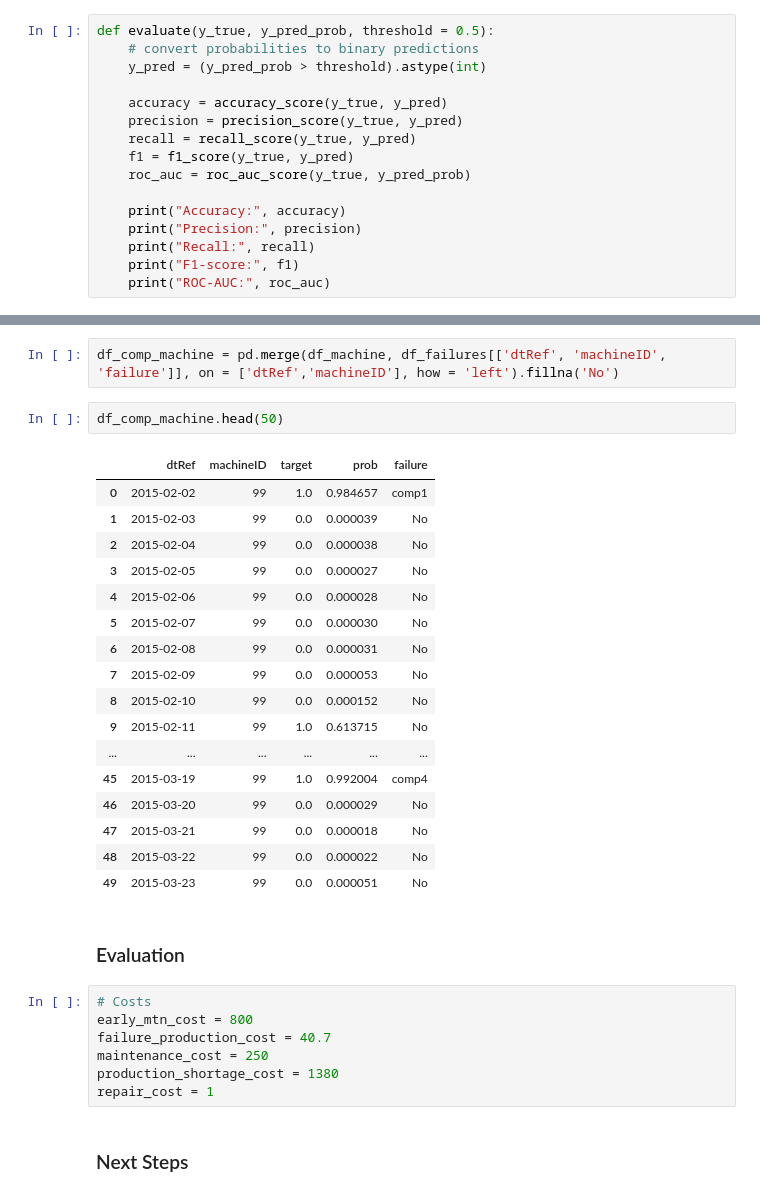
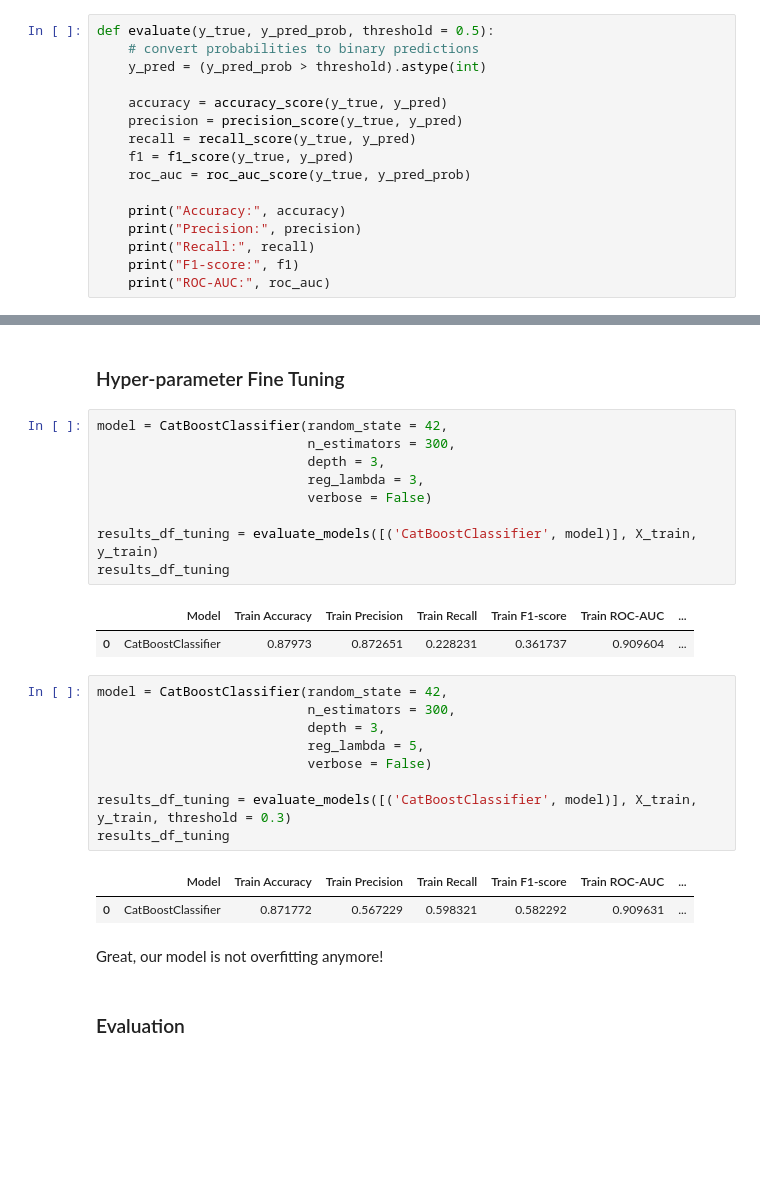
Before and after one commit to jooaobrum/preditive-maintenance, a Jupyter notebook: notebooks/pdm-exploration-ml.ipynb, the cells around one changed output, grey strips where cells are left out. Drawn from its saved outputs; the diff is of its cells as text; blank space fills up the shorter version.

```diff
--- a/notebooks/pdm-exploration-ml.ipynb
+++ b/notebooks/pdm-exploration-ml.ipynb
@@ -507,33 +346,30 @@ df_failures[df_failures['machineID'] == 99]
-# %%
-df_comp_machine = pd.merge(df_machine, df_failures[['dtRef', 'machineID', 'failure']], on = ['dtRef','machineID'], how = 'left').fillna('No')
-# %%
-df_comp_machine.head(50)
-# %% [output]
-|  | dtRef | machineID | target | prob | failure |
-| 0 | 2015-02-02 | 99 | 1.0 | 0.984657 | comp1 |
-| 1 | 2015-02-03 | 99 | 0.0 | 0.000039 | No |
-| 2 | 2015-02-04 | 99 | 0.0 | 0.000038 | No |
-| 3 | 2015-02-05 | 99 | 0.0 | 0.000027 | No |
-| 4 | 2015-02-06 | 99 | 0.0 | 0.000028 | No |
-| 5 | 2015-02-07 | 99 | 0.0 | 0.000030 | No |
-| 6 | 2015-02-08 | 99 | 0.0 | 0.000031 | No |
-| 7 | 2015-02-09 | 99 | 0.0 | 0.000053 | No |
-| 8 | 2015-02-10 | 99 | 0.0 | 0.000152 | No |
-| 9 | 2015-02-11 | 99 | 1.0 | 0.613715 | No |
-| ... | ... | ... | ... | ... | ... |
-| 45 | 2015-03-19 | 99 | 1.0 | 0.992004 | comp4 |
-| 46 | 2015-03-20 | 99 | 0.0 | 0.000029 | No |
-| 47 | 2015-03-21 | 99 | 0.0 | 0.000018 | No |
-| 48 | 2015-03-22 | 99 | 0.0 | 0.000022 | No |
-| 49 | 2015-03-23 | 99 | 0.0 | 0.000051 | No |
+# %% [markdown]
+### Hyper-parameter Fine Tuning
+# %%
+model = CatBoostClassifier(random_state = 42,
+                           n_estimators = 300,
+                           depth = 3,
+                           reg_lambda = 3,
+                           verbose = False)
+
+results_df_tuning = evaluate_models([('CatBoostClassifier', model)], X_train, y_train)
+results_df_tuning
+# %% [output]
+|  | Model | Train Accuracy | Train Precision | Train Recall | Train F1-score | Train ROC-AUC | ... |
+| 0 | CatBoostClassifier | 0.87973 | 0.872651 | 0.228231 | 0.361737 | 0.909604 | ... |
+# %%
+model = CatBoostClassifier(random_state = 42,
+                           n_estimators = 300,
+                           depth = 3,
+                           reg_lambda = 5,
+                           verbose = False)
+
+results_df_tuning = evaluate_models([('CatBoostClassifier', model)], X_train, y_train, threshold = 0.3)
+results_df_tuning
+# %% [output]
+|  | Model | Train Accuracy | Train Precision | Train Recall | Train F1-score | Train ROC-AUC | ... |
+| 0 | CatBoostClassifier | 0.871772 | 0.567229 | 0.598321 | 0.582292 | 0.909631 | ... |
+# %% [markdown]
+Great, our model is not overfitting anymore!
 # %% [markdown]
 ### Evaluation
-# %%
-# Costs
-early_mtn_cost = 800
-failure_production_cost = 40.7
-maintenance_cost = 250
-production_shortage_cost = 1380
-repair_cost = 1
-# %% [markdown]
-### Next Steps
```
Also changed, not shown: parts of 40 cells of this notebook, 4 other files.
